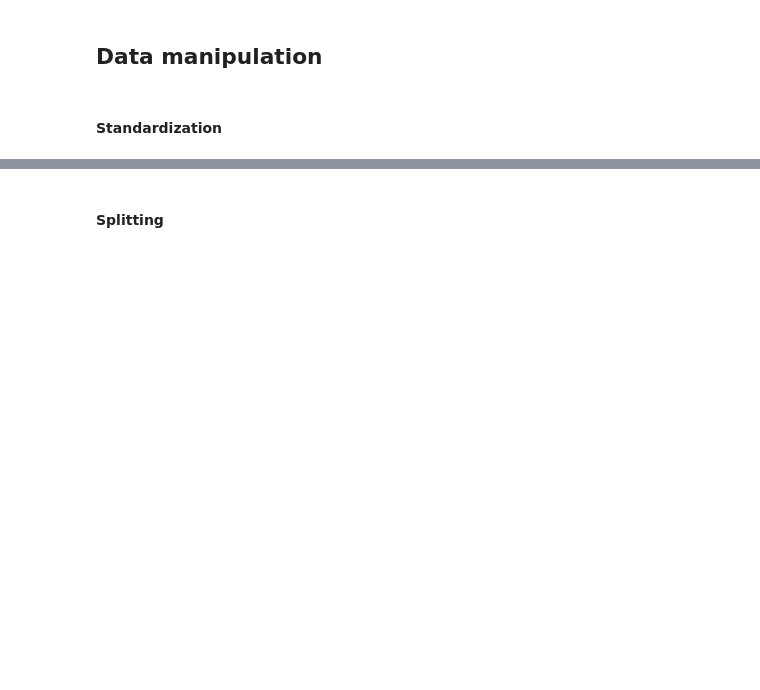
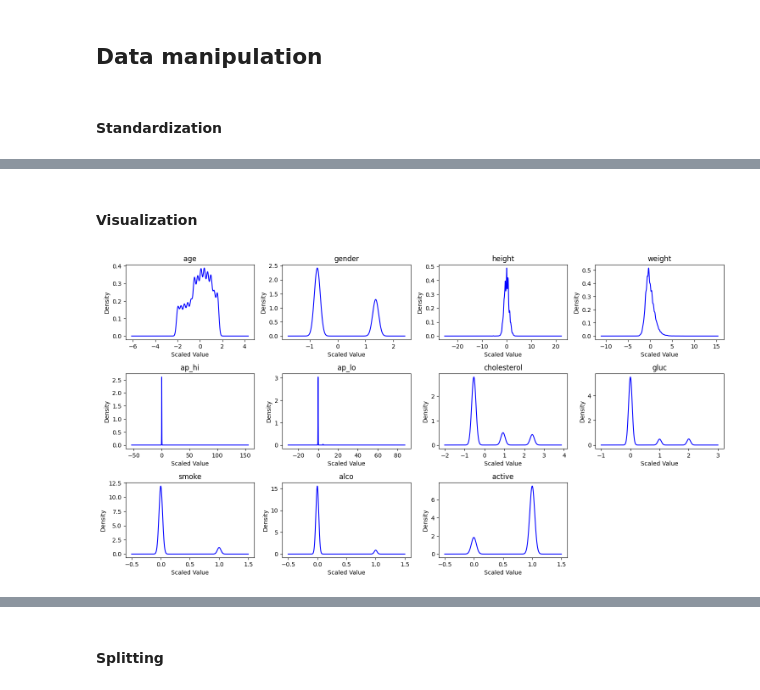
Before and after one commit to POskar/GenerativeMLForPrecisionMedicine, a Jupyter notebook: without_missingness.ipynb, the cells around one changed output, grey strips where cells are left out. Saved outputs shown, nothing was run; the diff lists cells and outputs as text; code cells hidden in the pictures; blank space fills up the shorter version.

Commit message:
added visualization of data

```diff
--- a/without_missingness.ipynb
+++ b/without_missingness.ipynb
@@ -61,3 +61,30 @@ X.describe()
 | 50% | 9.489744e-02 | -7.331083e-01 | 7.804703e-02 | -1.532192e-01 | -5.725127e-02 | -8.823850e-02 | -5.393221e-01 | 0.000000 | 0.000000 | 0.000000 | 1.000000 |
 | 75% | 7.531244e-01 | 1.364055e+00 | 6.870554e-01 | 5.414349e-01 | 7.261016e-02 | -3.517999e-02 | 9.307354e-01 | 0.000000 | 0.000000 | 0.000000 | 1.000000 |
 | max | 1.720199e+00 | 1.364055e+00 | 1.043119e+01 | 8.738353e+00 | 1.031826e+02 | 5.785165e+01 | 2.400793e+00 | 2.000000 | 1.000000 | 1.000000 | 1.000000 |
+# %% [markdown]
+#### Visualization
+# %%
+import matplotlib.pyplot as plt
+
+# Set the size of the figure
+plt.figure(figsize=(15, 10))
+
+# Loop through each column in X and generate a density plot
+for i, feature_name in enumerate(X.columns):
+    # Set the subplot and plot the density of the column
+    plt.subplot(4, 4, i + 1)  # 4x4 grid, current subplot index
+    X[feature_name].plot(kind='density', color='blue', label=feature_name)
+    plt.title(feature_name)
+    plt.xlabel('Scaled Value')
+    plt.ylabel('Density')
+
+# Adjust the layout of the subplots
+plt.tight_layout()
+
+# Save the figure as an image
+plt.savefig('images/density_plots_without_missingness.png')
+
+# Display the figure
+plt.show()
+# %% [output]
+[figure, added]
```
Also changed, not shown: parts of 17 cells of this notebook, 2 other files.
